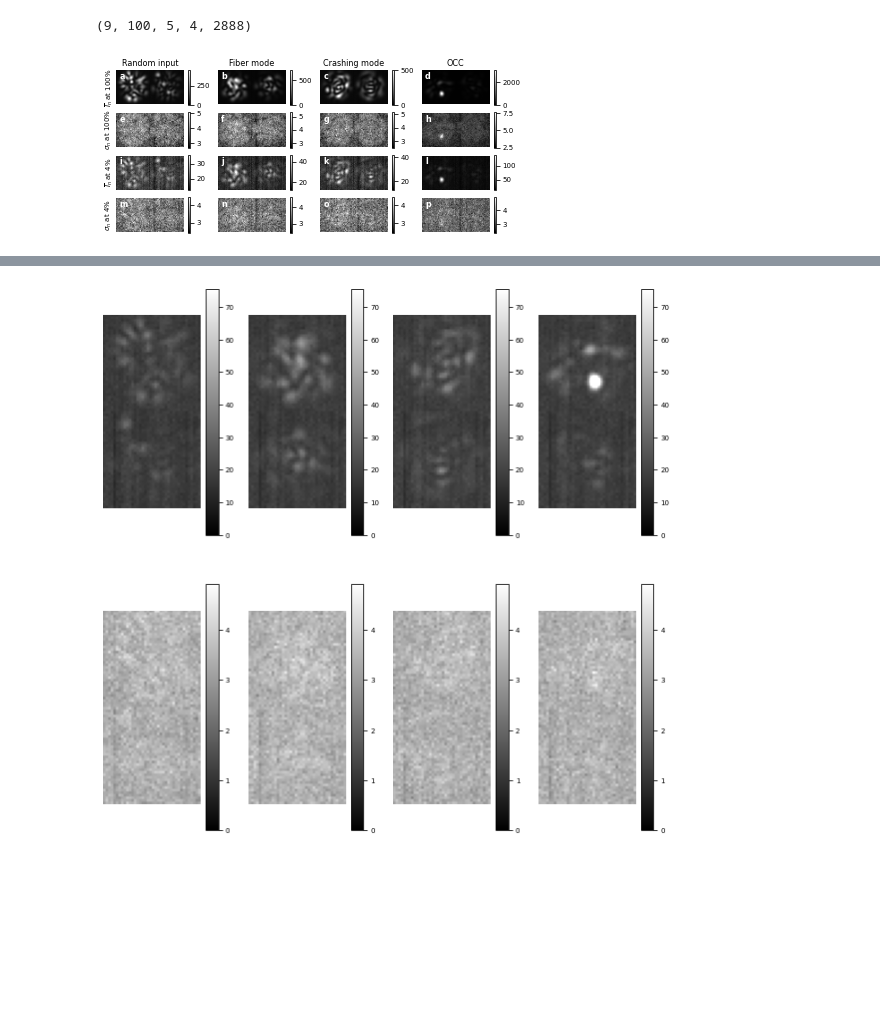
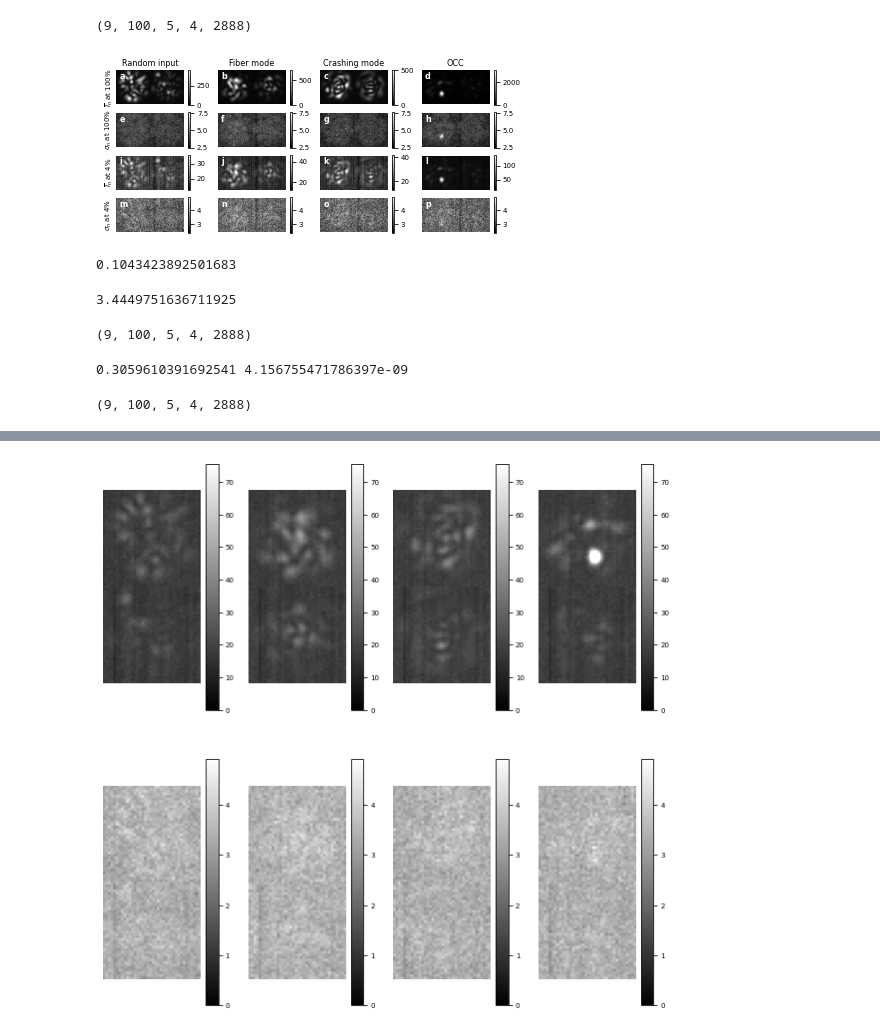
Before and after one commit to rodguti90/Article_PrecisionLimitTensorWFS, a Jupyter notebook: Crashing_disorder_figures.ipynb, the cells around one changed output, grey strips where cells are left out. Saved outputs shown, nothing was run; the diff lists cells and outputs as text; code cells hidden in the pictures; blank space fills up the shorter version.

```diff
--- a/Crashing_disorder_figures.ipynb
+++ b/Crashing_disorder_figures.ipynb
@@ -888,50 +942,65 @@ Iest_vecs.shape
 # %% [output]
 (9, 100, 5, 4, 2888)
 # %%
+zf=1
 ind_def= 4
 ind_amp = 0
 ind_amp2 = 3
 meansI = np.mean(Iest_vecs, axis=1)
 stdI = np.std(Iest_vecs, axis=1)
-fig, axs = plt.subplots(4,4, figsize=(7.,3))
+fig, axs = plt.subplots(4,4, figsize=(zf*7.,zf*3))
 nb_lb = [['a','b','c','d'],['e','f','g','h'],['i','j','k','l']
 ,['m','n','o','p']]
 ylbls = ['$\overline{I}_n$ at 100%','$\sigma_n$ at 100%','$\overline{I}_n$ at 4%','$\sigma_n$ at 4%']
 
 labels = ['Random input', 'Fiber mode', 'Crashing mode', 'OCC']
 
+vmax_nll= np.max(stdI[ind_def,ind_amp2,:])
+vmin_nll= np.min(stdI[ind_def,ind_amp2,:])
+vmax_nhl= np.max(stdI[ind_def,ind_amp,:])
+vmin_nhl= np.min(stdI[ind_def,ind_amp,:])
 for ind_f in range(4):
     intp = axs[0,ind_f].imshow(horz_reshp(meansI[ind_def,ind_amp,ind_f]),
                         cmap=cmap_int,vmin=0)
 
     stdp = axs[1,ind_f].imshow(horz_reshp(stdI[ind_def,ind_amp,ind_f]),
-                        cmap=cmap_int)#,vmin=0,vmax=np.max(stdI))
+                        cmap=cmap_int,vmin=vmin_nhl,vmax=vmax_nhl)
     fig.colorbar(intp, ax= axs[0,ind_f])
     fig.colorbar(stdp, ax= axs[1,ind_f])
 
     intp = axs[2,ind_f].imshow(horz_reshp(meansI[ind_def,ind_amp2,ind_f]),
                         cmap=cmap_int)
 
     stdp = axs[3,ind_f].imshow(horz_reshp(stdI[ind_def,ind_amp2,ind_f]),
-                        cmap=cmap_int)#,vmin=0,vmax=np.max(stdI))
+                        cmap=cmap_int,vmin=vmin_nll,vmax=vmax_nll)
     fig.colorbar(intp, ax= axs[2,ind_f])
     fig.colorbar(stdp, ax= axs[3,ind_f])
 
 
 
     axs[0,ind_f].text(0.5,1.2, labels[ind_f],transform = axs[0,ind_f].transAxes,
      horizontalalignment='center', fontsize=MEDIUM_SIZE,
      verticalalignment='center', rotation=0)
     for i2 in range(4):
         axs[i2,ind_f].text(0.05,0.75,nb_lb[i2][ind_f], transform=axs[i2,ind_f].transAxes, color='w', fontweight='bold')
         if ind_f==0:
             axs[i2,ind_f].text(-0.1,0.5, ylbls[i2],transform = axs[i2,ind_f].transAxes,
                 horizontalalignment='center', fontsize=SMALL_SIZE,
                 verticalalignment='center', rotation=90)
 
 for ax in axs.ravel():
     ax.axis('off')
 
-plt.savefig(os.path.join(fig_path,'Inoise.pdf'),bbox_inches='tight')
+# plt.savefig(os.path.join(fig_path,'Inoise.pdf'),bbox_inches='tight')
 # %% [output]
-[figure, old version]
+[figure, new version]
+# %%
+i_a = 0
+np.std(stdI[ind_def,i_a,:])/np.mean(stdI[ind_def,i_a,:])
+# %% [output]
+0.1043423892501683
+# %%
+i_a = 3
+np.mean(stdI[:,i_a,:])
+# %% [output]
+3.4449751636711925
@@ -937,0 +1013,4 @@ plt.savefig(os.path.join(fig_path,'Inoise.pdf'),bbox_inches='tight')
+# %%
+Iest_vecs.shape
+# %% [output]
+(9, 100, 5, 4, 2888)
@@ -937,0 +1019,11 @@ plt.savefig(os.path.join(fig_path,'Inoise.pdf'),bbox_inches='tight')
+# %%
+from scipy.stats import kstest, norm
+my_data = measurs[0,:,3,0,0].ravel()
+ks_statistic, p_value = kstest(my_data, stats.norm.cdf, alternative='less')
+print(ks_statistic, p_value)
+# %% [output]
+0.3059610391692541 4.156755471786397e-09
+# %%
+Iest_vecs.shape
+# %% [output]
+(9, 100, 5, 4, 2888)
```
Also changed, not shown: parts of 22 cells of this notebook, 10 other files.
